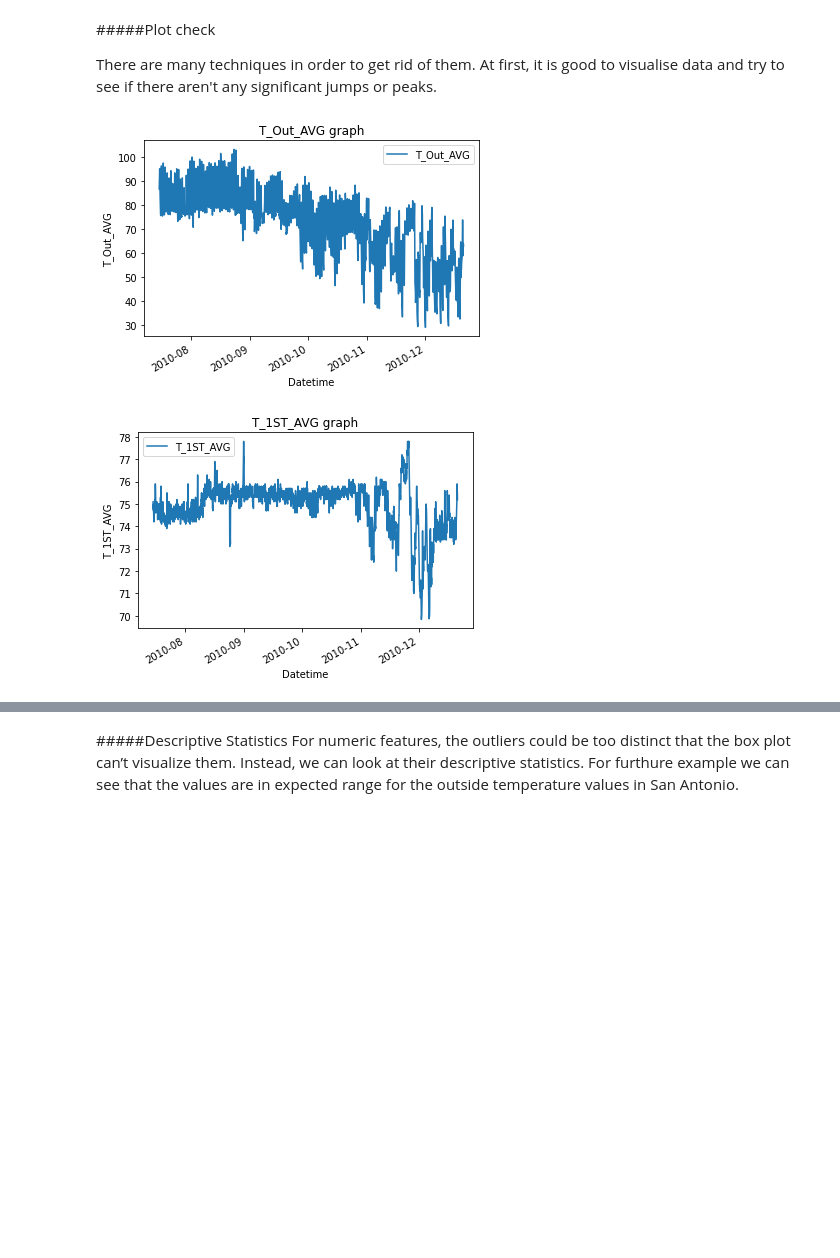
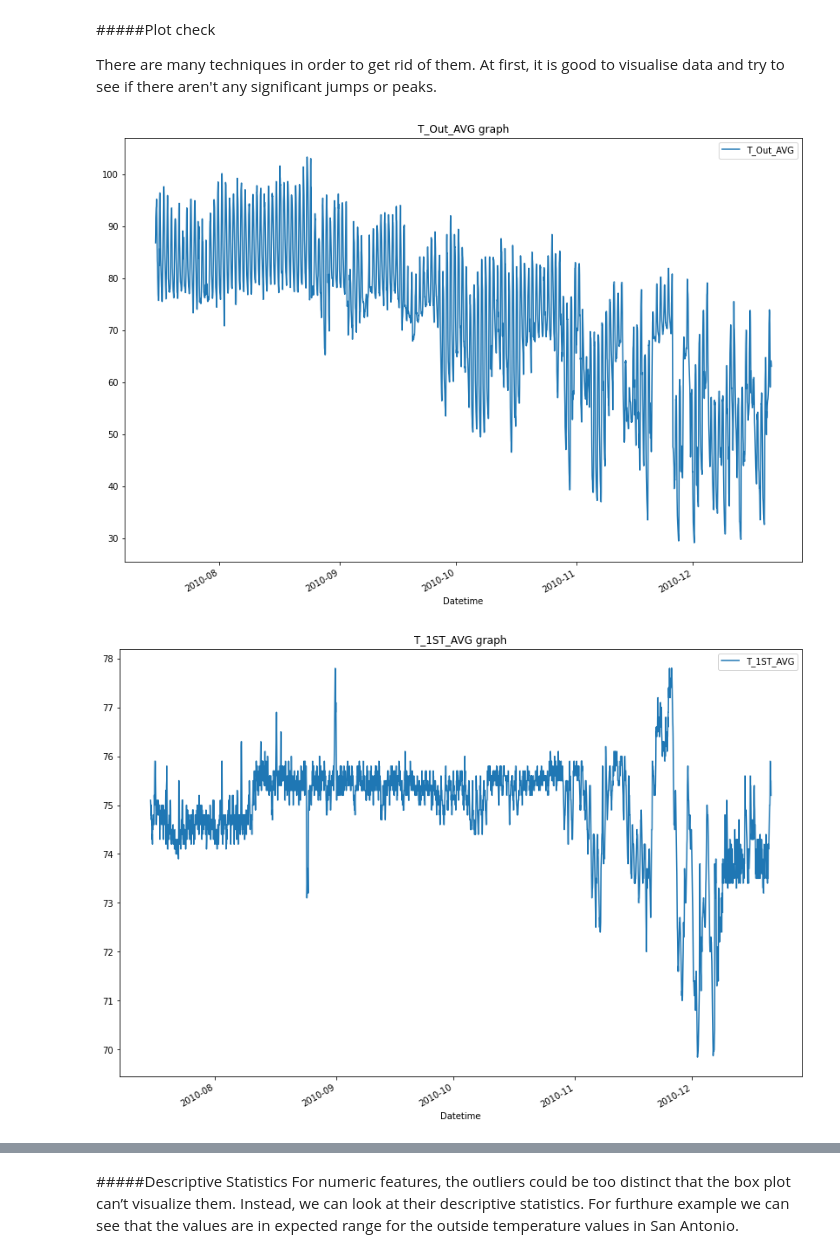
Before and after one commit to milanzongor/fault_detection_project, a Jupyter notebook: fault_detection_project.ipynb, the cells around one changed output, grey strips where cells are left out. Saved outputs shown, nothing was run; the diff lists cells and outputs as text; code cells hidden in the pictures; blank space fills up the shorter version.

```diff
--- a/fault_detection_project.ipynb
+++ b/fault_detection_project.ipynb
@@ -92,6 +79,12 @@ import matplotlib.dates as dates
 PROJECT_PATH = "/content/drive/My Drive/School/B3B38DIT/House_11_edit.csv"
 df_raw = pd.read_csv(PROJECT_PATH)
 
+df_raw.drop(['Year_RTM.1', 'Day_RTM.1', 'Hour_Minute_RTM.1', 'PrgSig.1', 'VBatt.1'], axis=1, inplace=True)
+
+for feature in df_raw.columns:
+  if df_raw[feature].dtype == "int64":
+    df_raw[feature] = df_raw[feature].astype(float)
+
 # print information about dataset and show the first 5 rows
 print(df_raw.info())
 display(df_raw.head(5))
@@ -182,5 +175,7 @@ for col in df_raw.columns:
         print('{0}: {1:.5f}%'.format(col, top_pct*100))
         print(cnts)
         print()
+
+df_raw.drop(['Year_RTM', 'KWH_AMEL_TOT', 'WH_SPMP_TOT', 'G_FURNACE_TOT'], axis=1, inplace=True)
 # %% [output]
 Year_RTM: 100.00000%
@@ -270,5 +259,5 @@ RH_2ND_AVG           float64
 dtype: object
 # %%
 # It is also handy to set the Datetime feature as an index of our dataset.
-df.index = df.Datetime
-df.drop('Datetime', axis=1, inplace=True)
+# df.index = df.Datetime
+# df.drop('Datetime', axis=1, inplace=True)
@@ -285,13 +269,13 @@ It is also crucial to get rid of the wrongly measured data. Sometimes sensor got
 
 There are many techniques in order to get rid of them. At first, it is good to visualise data and try to see if there aren't any significant jumps or peaks.
 # %%
+for feature in df.columns:
+  if feature != 'Datetime':
+    df.plot(x="Datetime", y=feature, title=feature + " graph")
+
 # for feature in df.columns:
-#   if feature != 'Datetime':
-#     df.plot(x="Datetime", y=feature)
-
-for feature in df.columns:
-    df.reset_index().plot(x='Datetime', y=feature, title=feature + " graph")
-    plt.ylabel(feature)
+#     df.reset_index().plot(x='Datetime', y=feature, title=feature + " graph")
+#     plt.ylabel(feature)
 # %% [output]
-[figure, old version]
+[figure, new version]
-[figure, old version]
+[figure, new version]
```
Also changed, not shown: parts of 47 cells of this notebook.
